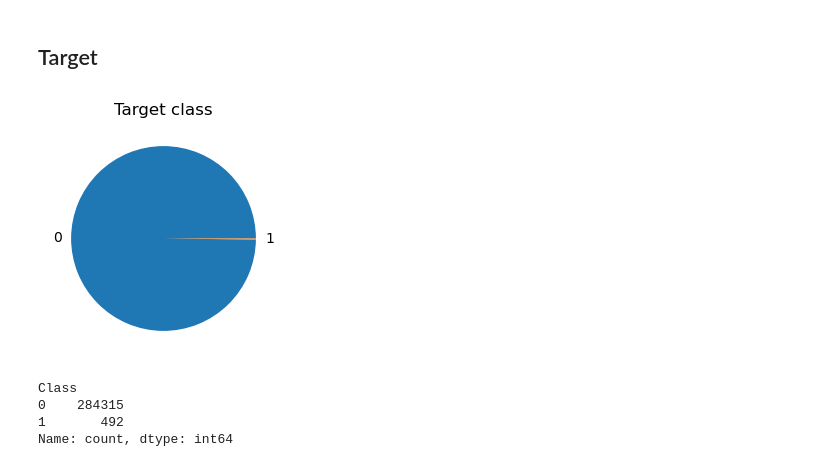
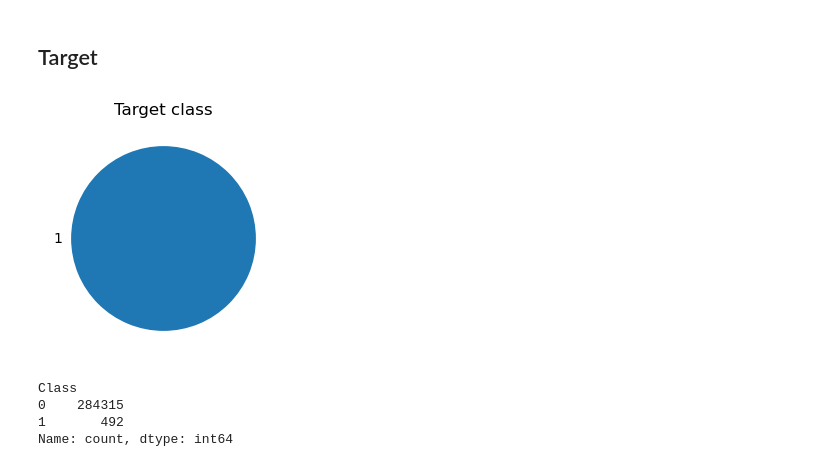
Before and after one commit to Dangennadevich/ML_piplie_project, a Jupyter notebook: Antifraud_project_EDA_and_ML_building.ipynb, the cells around one changed output. Drawn from its saved outputs; the diff is of its cells as text; code cells hidden in the pictures.

Commit message:
upd git ignore and data file

```diff
--- a/Antifraud_project_EDA_and_ML_building.ipynb
+++ b/Antifraud_project_EDA_and_ML_building.ipynb
@@ -13,2 +11,4 @@ df = pd.read_csv(file_path)
+# %%
+data = pd.read_json('/Users/dan/git_repo/movs/python/2q/MLOps/ML_piplie_project/transactions.txt', lines=True)
 # %% [markdown]
 # EDA
@@ -41,17 +53,19 @@ Total NaN in Data: 0
 Most of columns normalized, but not all. I'll use catboost (boosting) - it does not need to normalize the rest of the data
 # %% [markdown]
 ## Target
+# %%
+data['isFraud'] = data['isFraud'].apply(lambda x: 0 if x == 'False' else 1)
 # %%
 # Target plot
 plt.figure(figsize=(3, 3))
 
-df["Class"].value_counts().plot(kind="pie")
+data['isFraud'].value_counts().plot(kind="pie")
 plt.title("Target class")
 plt.ylabel("")
 plt.xlabel("")
 plt.show()
 # %% [output]
-[figure, old version]
+[figure, new version]
 # %%
 # Target counts
 df["Class"].value_counts()
```
Also changed, not shown: parts of 6 cells of this notebook, 1 other file.
